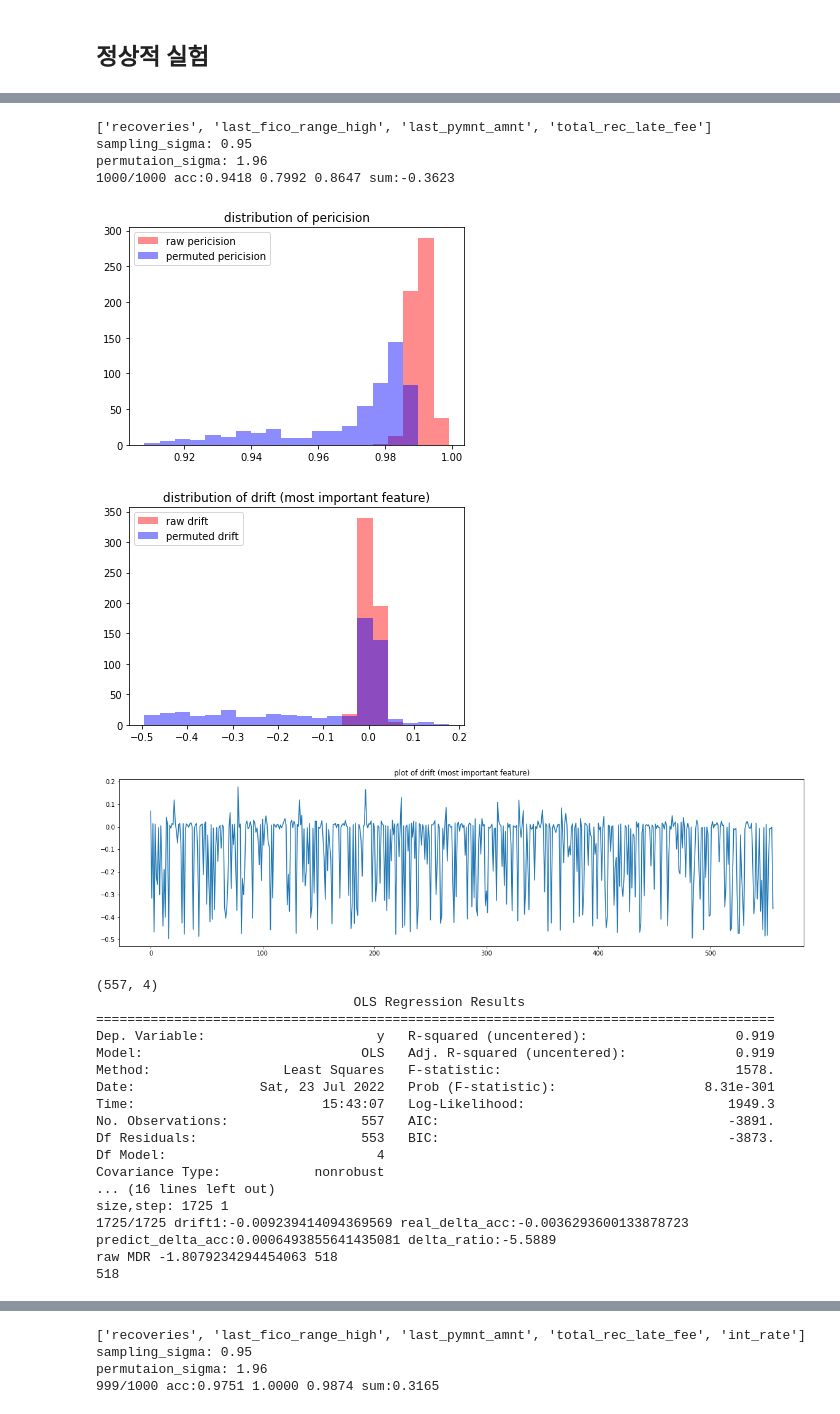
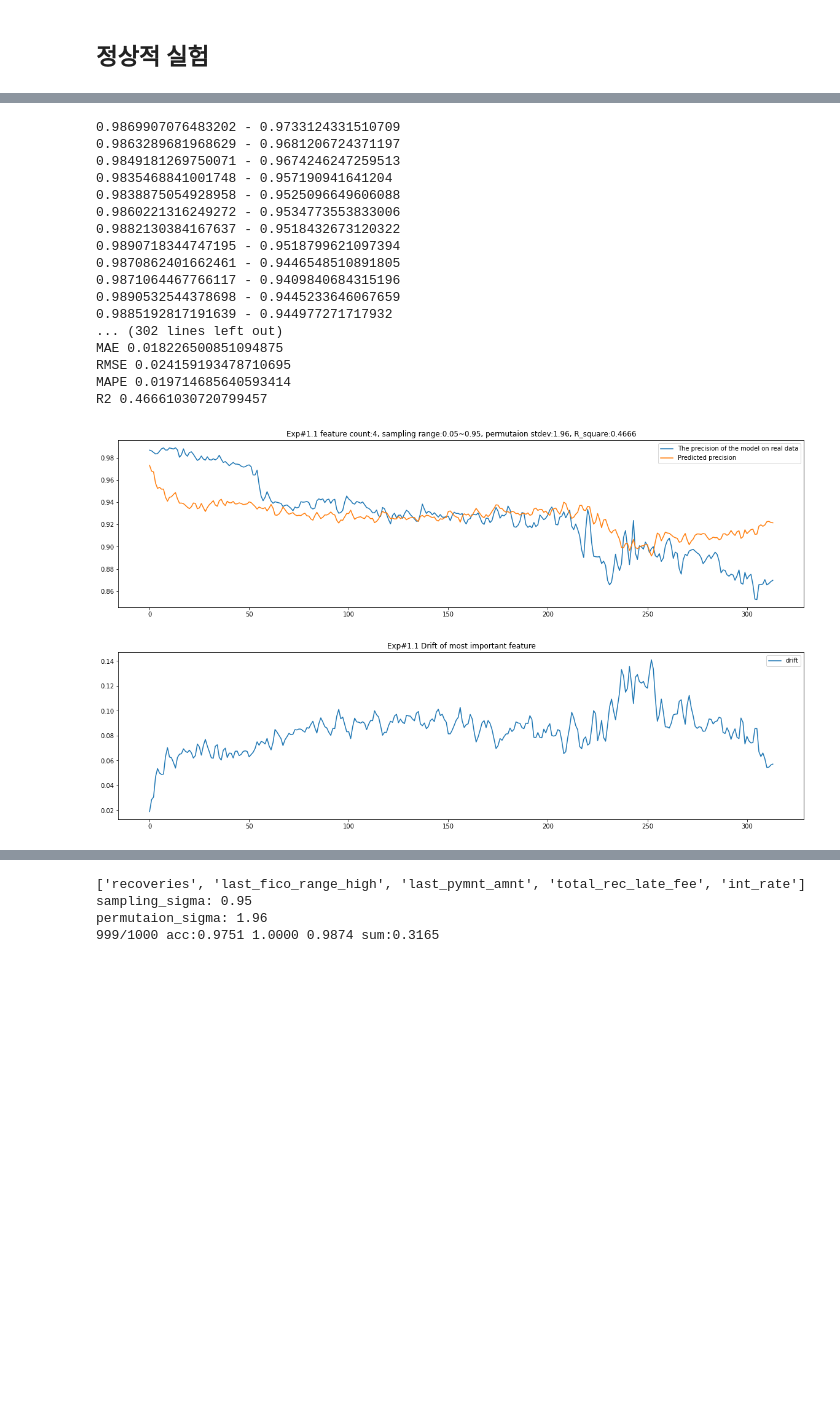
Before and after one commit to dolmani38/drift, a Jupyter notebook: Concept drift에 의한 모델의 성능 추정 방법_0723.ipynb, the cells around one changed output, grey strips where cells are left out. Drawn from its saved outputs; the diff is of its cells as text; code cells hidden in the pictures; blank space fills up the shorter version.

```diff
--- a/Concept drift에 의한 모델의 성능 추정 방법_0723.ipynb
+++ b/Concept drift에 의한 모델의 성능 추정 방법_0723.ipynb
@@ -779,18 +779,13 @@ class MPP:
             #print(dd.values)
             #print(dd.values/drift_ratio)
 
-            # predicted delta precision
-            acc_c = self.model.predict(dd.values)[0]
-            #acc_c = acc_c * mdr
+            # predicted precision
+            acc_c = self.base_score[0] - self.model.predict(dd.values)[0] * mdr
             """
             if acc_c - beta > 0:
                 beta = beta+ acc_c
-            """
-            acc_c = self.base_score[0] - (acc_c * mdr)
-            """
-            if beta == 0:
-                beta = base_score[0] - acc_c
-            acc_c = beta + acc_c
+
+            acc_c = base_score[0] + acc_c - beta
             """
             print(f"{f1[0]} - {acc_c}")
             df['The precision of the model on real data'].append(f1[0])
@@ -910,43 +943,26 @@ erdic = {}
 # %%
-seed_everything()
-
-mpp1 = MPP(ML[2010].predict,COLUMNS, ML[2010].feature_importances_,y_ref,x_ref,y_inf,x_inf,scaler=scaler)
-
-Exp = 1.1
-top = 4
-samplingsigma=0.95
-permutaionsigma=1.96
-
-metric_b,metric_c,drift_data_ks_stats,drift_data_ks_pvals_diff,length = mpp1.drift_sampling(sampling_sigma=samplingsigma,permutaion_sigma=permutaionsigma,epoch = 1000,TOP=top)
-mpp1.build_performance_model(metric_b,drift_data_ks_stats,drift_data_ks_pvals_diff)
-mdr = mpp1.getMDR()
-df2 = mpp1.predict_precision_for_PPM(Y2,X2,mdr,window_size = length,step = int(length/2))
+df2 = mpp1.predict_precision_for_PPM(Y2,X2,3.5,window_size = length,step = int(length/2))
 MAE,RMSE,MAPE,r_2 = mpp1.result_statistics(df2)
 df2[['The precision of the model on real data','Predicted precision']].plot(title=f'Exp#{Exp} feature count:{top}, sampling range:{1-samplingsigma:.2f}~{samplingsigma:.2f}, permutaion stdev:{permutaionsigma}, R_square:{r_2:.4f}', figsize=(20,5))
 df2[['drift']].plot(title=f'Exp#{Exp} Drift of most important feature', figsize=(20,5))
 erdic["Exp#"+str(Exp)] = abs(df2['The precision of the model on real data'] - df2['Predicted precision']).values
 # %% [output]
-['recoveries', 'last_fico_range_high', 'last_pymnt_amnt', 'total_rec_late_fee']
-sampling_sigma: 0.95
-permutaion_sigma: 1.96
-1000/1000 acc:0.9418 0.7992 0.8647 sum:-0.3623
+0.9869907076483202 - 0.9733124331510709
+0.9863289681968629 - 0.9681206724371197
+0.9849181269750071 - 0.9674246247259513
+0.9835468841001748 - 0.957190941641204
+0.9838875054928958 - 0.9525096649606088
+0.9860221316249272 - 0.9534773553833006
+0.9882130384167637 - 0.9518432673120322
+0.9890718344747195 - 0.9518799621097394
+0.9870862401662461 - 0.9446548510891805
+0.9871064467766117 - 0.9409840684315196
+0.9890532544378698 - 0.9445233646067659
+0.9885192817191639 - 0.944977271717932
+... (302 lines left out)
+MAE 0.018226500851094875
+RMSE 0.024159193478710695
+MAPE 0.019714685640593414
+R2 0.46661030720799457
-[figure, old version]
+[figure, new version]
-[figure, old version]
+[figure, new version]
-[figure, removed]
-(557, 4)
-                                 OLS Regression Results
-=======================================================================================
-Dep. Variable:                      y   R-squared (uncentered):                   0.919
-Model:                            OLS   Adj. R-squared (uncentered):              0.919
-Method:                 Least Squares   F-statistic:                              1578.
-Date:                Sat, 23 Jul 2022   Prob (F-statistic):                   8.31e-301
-Time:                        15:43:07   Log-Likelihood:                          1949.3
-No. Observations:                 557   AIC:                                     -3891.
-Df Residuals:                     553   BIC:                                     -3873.
-Df Model:                           4
-Covariance Type:            nonrobust
-... (16 lines left out)
-size,step: 1725 1
-1725/1725 drift1:-0.009239414094369569 real_delta_acc:-0.0036293600133878723 predict_delta_acc:0.0006493855641435081 delta_ratio:-5.5889
-raw MDR -1.8079234294454063 518
-518
```
Also changed, not shown: parts of 10 cells of this notebook.
